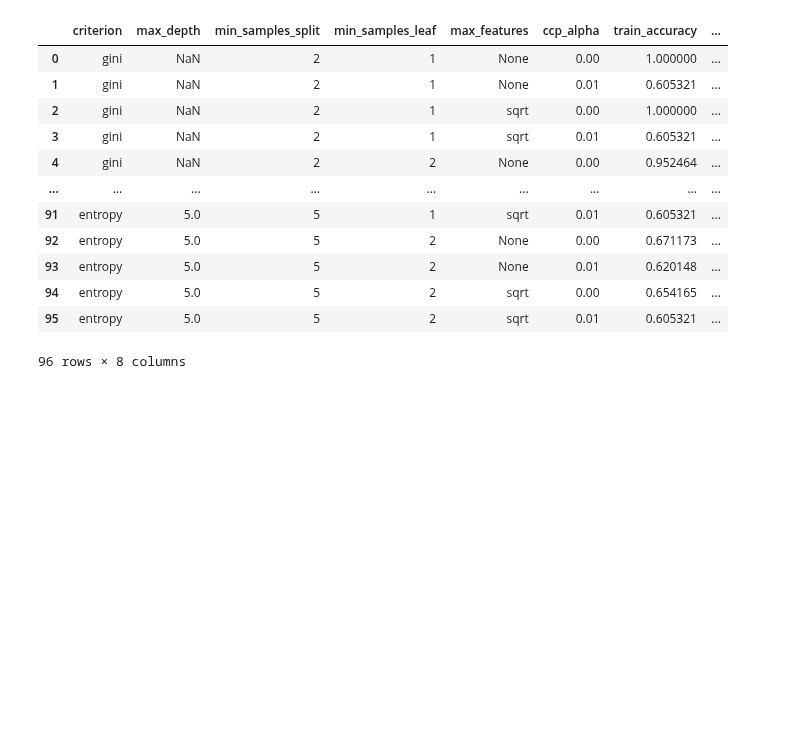
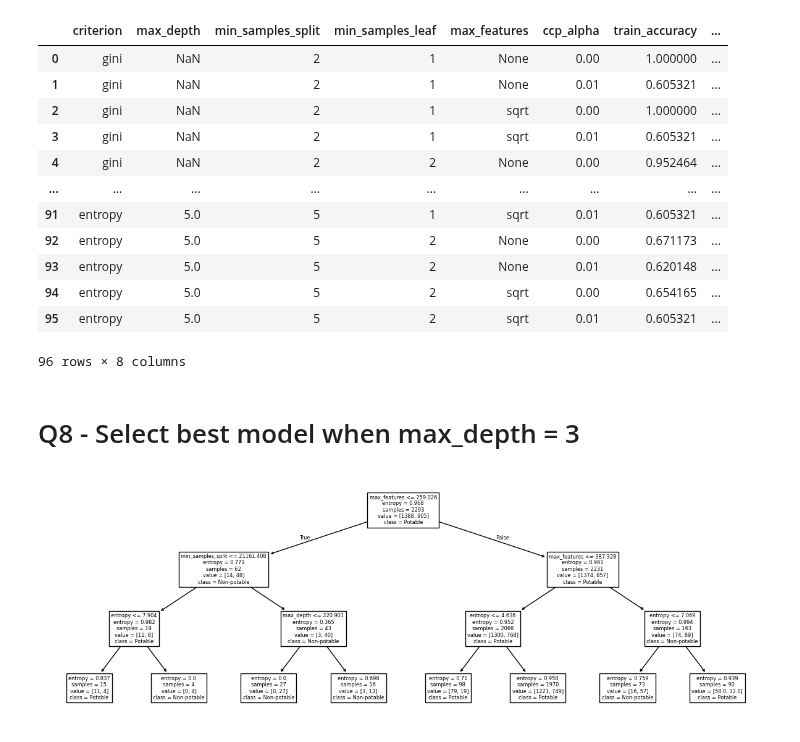
Before and after one commit to lazarosgogos/ML-exercises, a Jupyter notebook: ML_Project_2.ipynb, the cells around one changed output. Cells and saved outputs as stored; diff of their text form; code cells hidden in the pictures; blank space fills up the shorter version.

```diff
--- a/ML_Project_2.ipynb
+++ b/ML_Project_2.ipynb
@@ -184,3 +184,25 @@ grid_df
 | 94 | entropy | 5.0 | 5 | 2 | sqrt | 0.00 | 0.654165 | ... |
 | 95 | entropy | 5.0 | 5 | 2 | sqrt | 0.01 | 0.605321 | ... |
 96 rows × 8 columns
+# %% [markdown]
+# Q8 - Select best model when max_depth = 3
+# %%
+max_depth_3_df = grid_df[grid_df['max_depth'] == 3].reset_index()
+idx = max_depth_3_df['test_accuracy'].idxmax()
+idx = int(idx)
+row = max_depth_3_df.iloc[[idx]]
+# drop unnecessary columns
+config = row.drop(columns=['index', 'train_accuracy', 'test_accuracy'])
+config = config.to_dict(orient='list') # get a dict
+config['max_depth'] = [3] # replace 3.0 (float) with 3 (int)
+# convert {k: [v]} to {k: v}
+for k,v in config.items():
+  config[k] = v[0]
+
+custom_tree = DecisionTreeClassifier(**config)
+custom_tree.fit(x_train, y_train)
+plt.figure(3, figsize=(15,5))
+feature_names = ['entropy', 'max_depth', 'min_samples_split', 'min_samples_leaf', 'max_features', 'cost_complexity_pruning']
+plot_tree(custom_tree, feature_names=feature_names, class_names=['Potable', 'Non-potable']);
+# %% [output]
+[figure, added]
```
Also changed, not shown: parts of 2 cells of this notebook.
